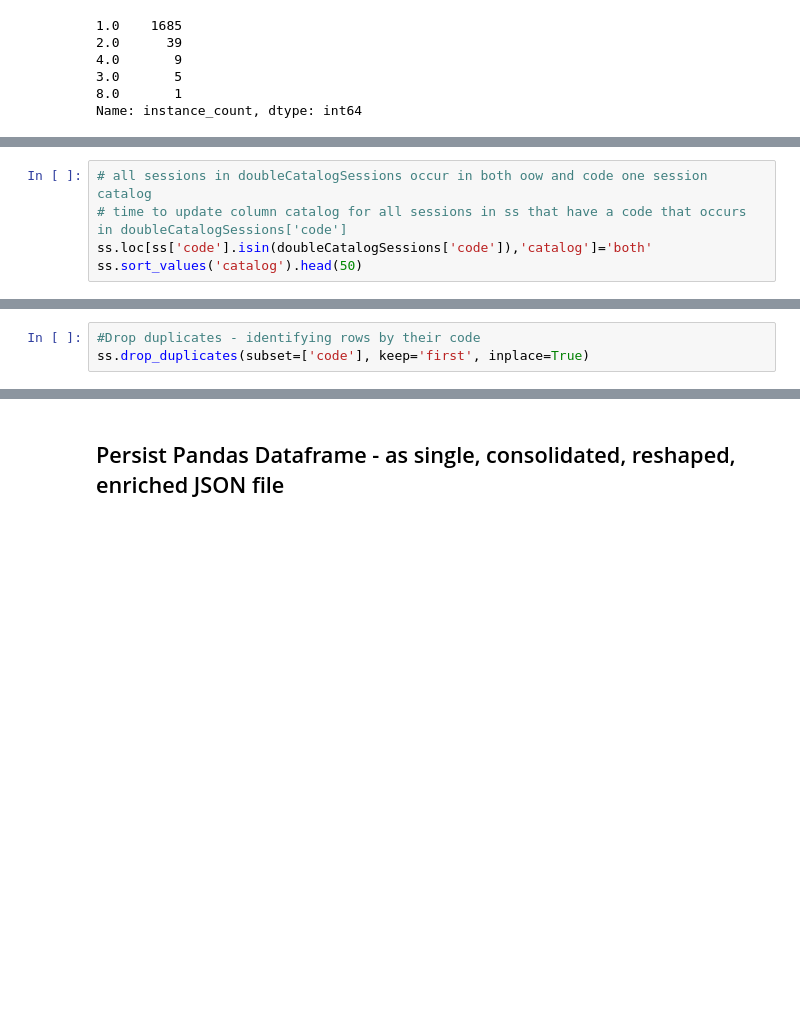
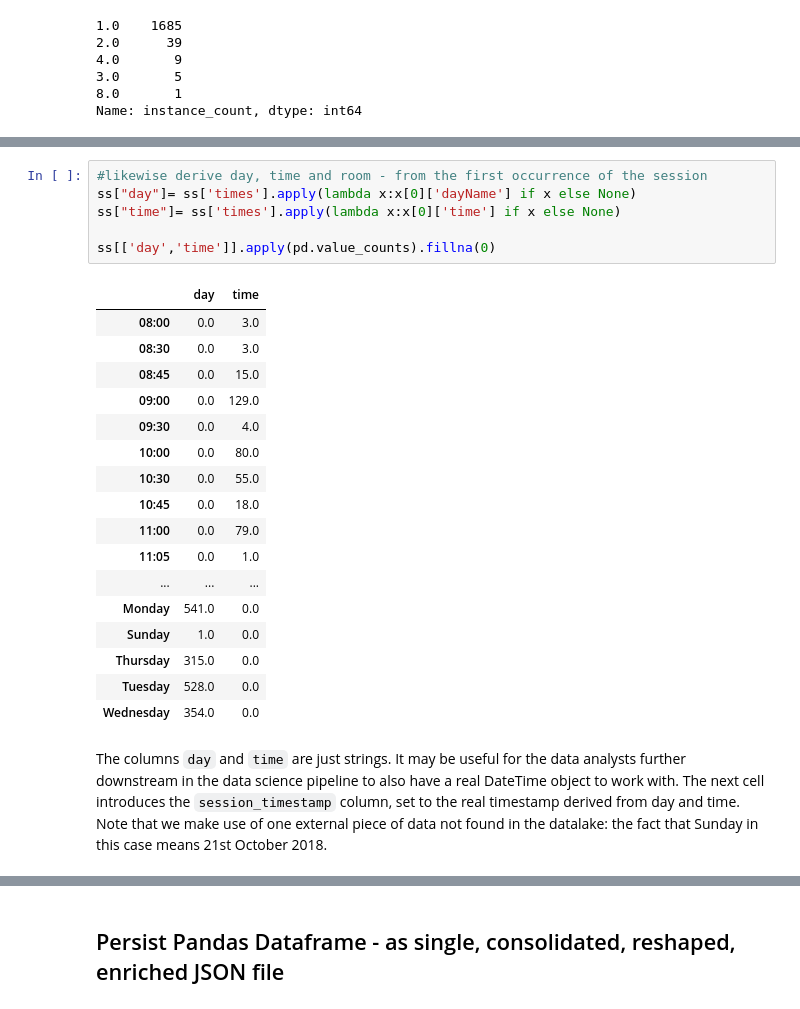
Before and after one commit to lucasjellema/DataAnalytics--IntroductionDataWrangling-JupyterNotebooks, a Jupyter notebook: CaseOfOracleOpenWorld2018/2-OOW2018 Session Catalog - Wrangling I - one single, refined, reshaped file.ipynb, the cells around one changed output, grey strips where cells are left out. Cells and saved outputs as stored; diff of their text form; blank space fills up the shorter version.

```diff
--- a/CaseOfOracleOpenWorld2018/2-OOW2018 Session Catalog - Wrangling I - one single, refined, reshaped file.ipynb
+++ b/CaseOfOracleOpenWorld2018/2-OOW2018 Session Catalog - Wrangling I - one single, refined, reshaped file.ipynb
@@ -713,5 +640,0 @@ doubleCatalogSessions[['code','catalog_x', 'catalog_y']] .head(20)
-# %%
-# all sessions in doubleCatalogSessions occur in both oow and code one session catalog
-# time to update column catalog for all sessions in ss that have a code that occurs in doubleCatalogSessions['code']
-ss.loc[ss['code'].isin(doubleCatalogSessions['code']),'catalog']='both'
-ss.sort_values('catalog').head(50)
@@ -737,3 +640,0 @@ ss.sort_values('catalog').head(50)
-# %%
-#Drop duplicates - identifying rows by their code
-ss.drop_duplicates(subset=['code'], keep='first', inplace=True)
@@ -747,0 +644,26 @@ Name: catalog, dtype: int64
+# %%
+#likewise derive day, time and room - from the first occurrence of the session
+ss["day"]= ss['times'].apply(lambda x:x[0]['dayName'] if x else None)
+ss["time"]= ss['times'].apply(lambda x:x[0]['time'] if x else None)
+
+ss[['day','time']].apply(pd.value_counts).fillna(0)
+# %% [output]
+|  | day | time |
+| 08:00 | 0.0 | 3.0 |
+| 08:30 | 0.0 | 3.0 |
+| 08:45 | 0.0 | 15.0 |
+| 09:00 | 0.0 | 129.0 |
+| 09:30 | 0.0 | 4.0 |
+| 10:00 | 0.0 | 80.0 |
+| 10:30 | 0.0 | 55.0 |
+| 10:45 | 0.0 | 18.0 |
+| 11:00 | 0.0 | 79.0 |
+| 11:05 | 0.0 | 1.0 |
+| ... | ... | ... |
+| Monday | 541.0 | 0.0 |
+| Sunday | 1.0 | 0.0 |
+| Thursday | 315.0 | 0.0 |
+| Tuesday | 528.0 | 0.0 |
+| Wednesday | 354.0 | 0.0 |
+# %% [markdown]
+The columns `day` and `time` are just strings. It may be useful for the data analysts further downstream in the data science pipeline to also have a real DateTime object to work with. The next cell introduces the `session_timestamp` column, set to the real timestamp derived from day and time. Note that we make use of one external piece of data not found in the datalake: the fact that Sunday in this case means 21st October 2018.
```
Also changed, not shown: parts of 34 cells of this notebook, 1 other file.
